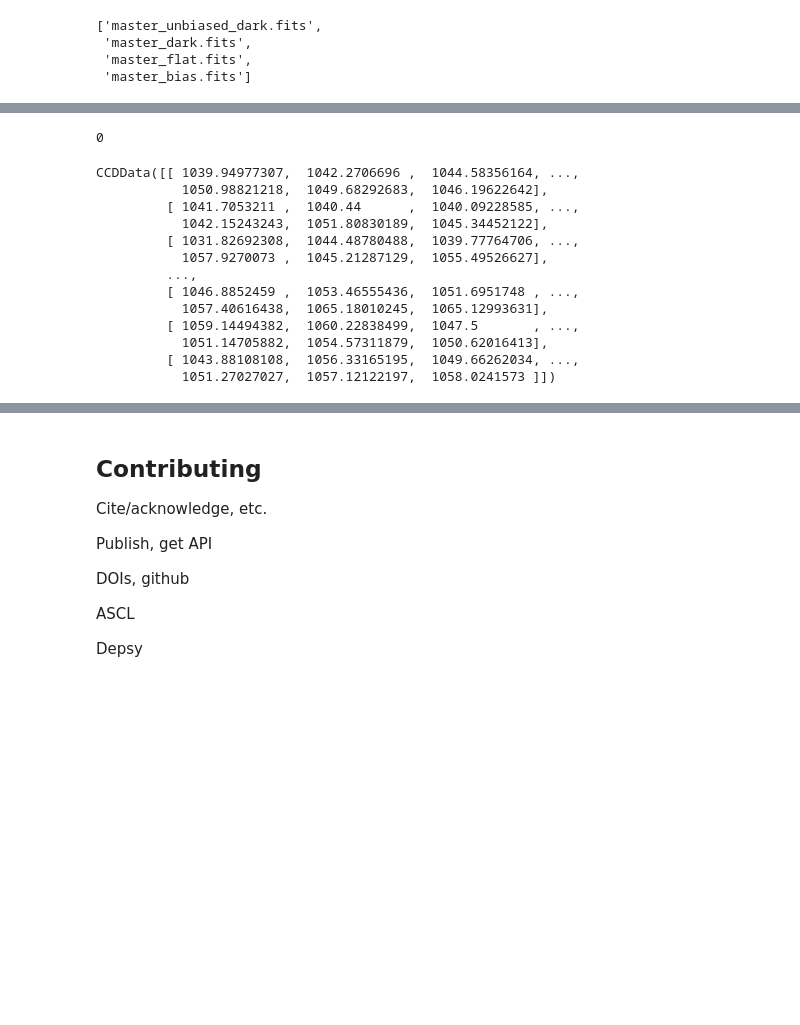
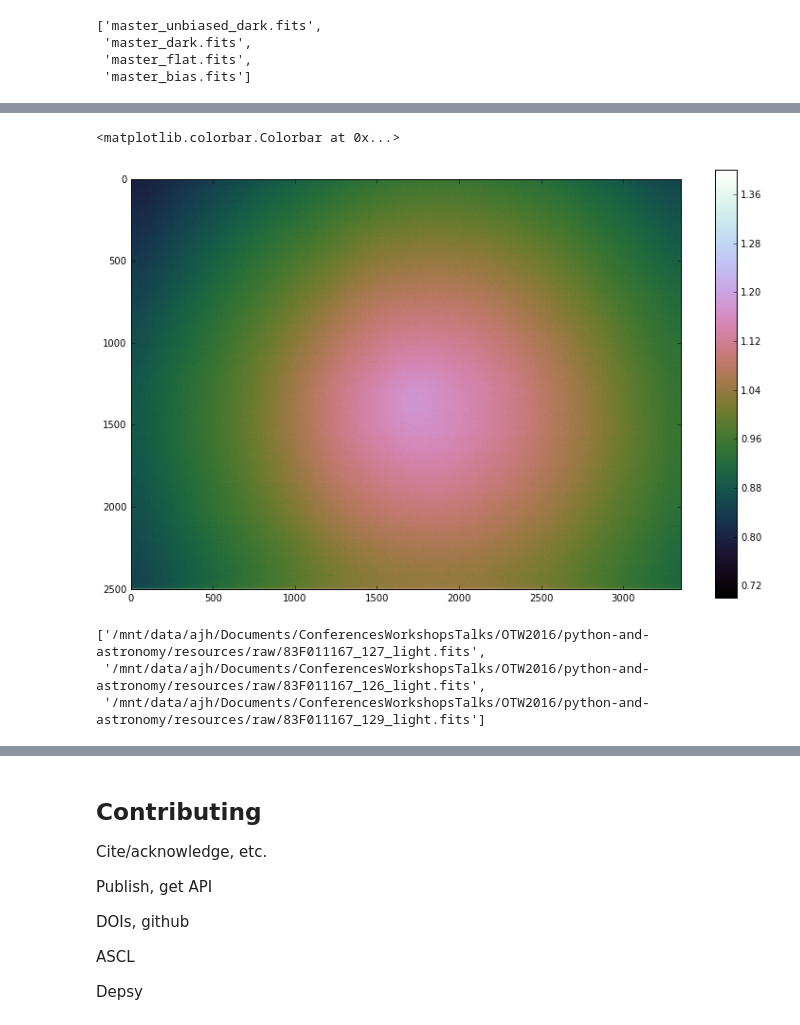
Before and after one commit to AnthonyHorton/python-and-astronomy, a Jupyter notebook: Python and Astronomy.ipynb, the cells around one changed output, grey strips where cells are left out. Drawn from its saved outputs; the diff is of its cells as text; code cells hidden in the pictures; blank space fills up the shorter version.

Commit message:
Started data reduction demo

```diff
--- a/Python and Astronomy.ipynb
+++ b/Python and Astronomy.ipynb
@@ -357,4 +376,13 @@ os.listdir(calib_path)
+# %%
+plt.imshow(flat, interpolation='none', aspect='equal', cmap='cubehelix', vmax=1.4, vmin=0.7)
+plt.colorbar()
+# %% [output]
+<matplotlib.colorbar.Colorbar at 0x...>
+[figure, added]
 # %%
-subprocess.call(('ds9', format(os.path.join(raw_path, '83F011167_126_light.fits'))))
+raw_filenames = glob.glob(os.path.join(raw_path, '*_light.fits'))
+raw_filenames
 # %% [output]
-0
+['/mnt/data/ajh/Documents/ConferencesWorkshopsTalks/OTW2016/python-and-astronomy/resources/raw/83F011167_127_light.fits',
+ '/mnt/data/ajh/Documents/ConferencesWorkshopsTalks/OTW2016/python-and-astronomy/resources/raw/83F011167_126_light.fits',
+ '/mnt/data/ajh/Documents/ConferencesWorkshopsTalks/OTW2016/python-and-astronomy/resources/raw/83F011167_129_light.fits']
@@ -363,16 +388,0 @@ bias = ccdproc.CCDData.read(os.path.join(calib_path, 'master_bias.fits'))
-# %%
-bias
-# %% [output]
-CCDData([[ 1039.94977307,  1042.2706696 ,  1044.58356164, ...,
-           1050.98821218,  1049.68292683,  1046.19622642],
-         [ 1041.7053211 ,  1040.44      ,  1040.09228585, ...,
-           1042.15243243,  1051.80830189,  1045.34452122],
-         [ 1031.82692308,  1044.48780488,  1039.77764706, ...,
-           1057.9270073 ,  1045.21287129,  1055.49526627],
-         ...,
-         [ 1046.8852459 ,  1053.46555436,  1051.6951748 , ...,
-           1057.40616438,  1065.18010245,  1065.12993631],
-         [ 1059.14494382,  1060.22838499,  1047.5       , ...,
-           1051.14705882,  1054.57311879,  1050.62016413],
-         [ 1043.88108108,  1056.33165195,  1049.66262034, ...,
-           1051.27027027,  1057.12122197,  1058.0241573 ]])
```
Also changed, not shown: parts of 13 cells of this notebook, 1 other file.
